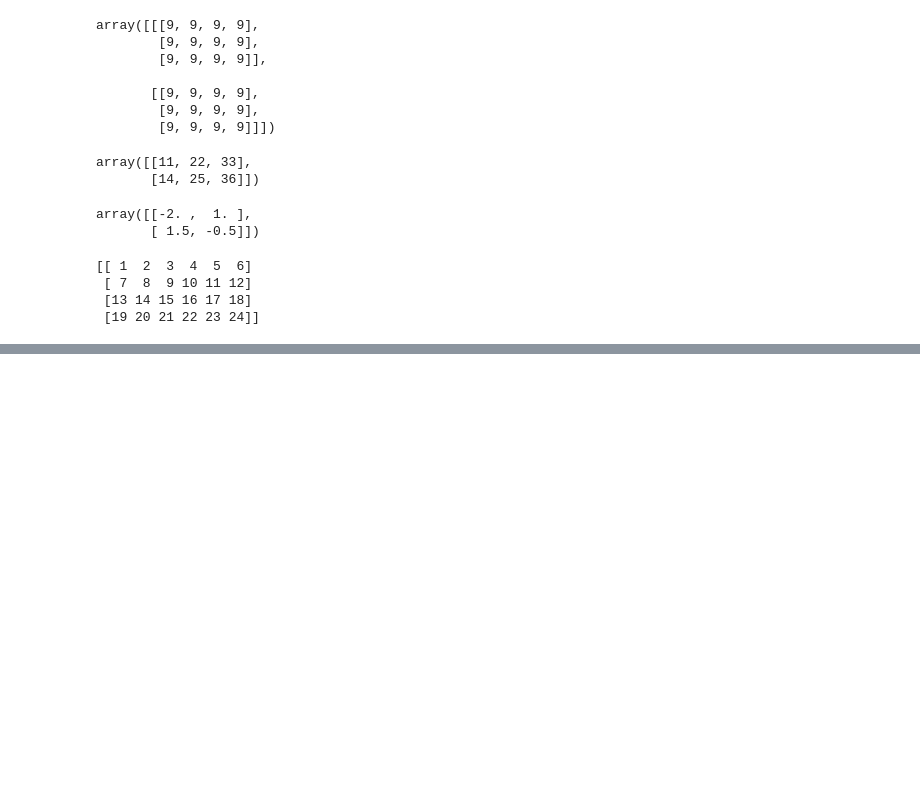
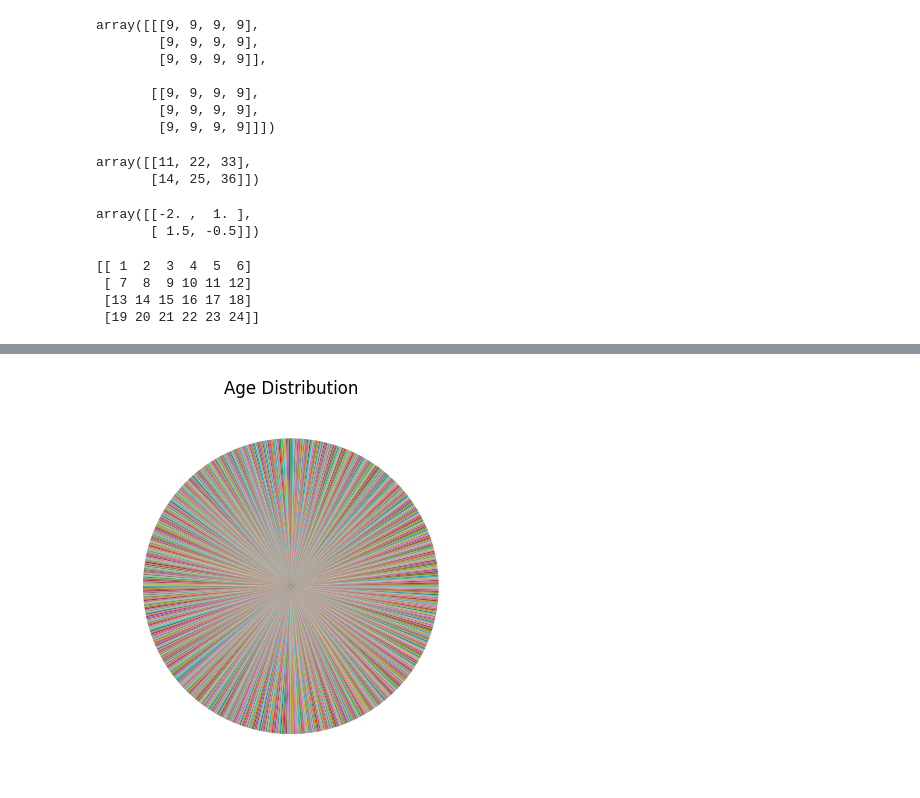
Before and after one commit to priya8014/numpy, a Jupyter notebook: numpy.ipynb, the cells around one changed output, grey strips where cells are left out. Drawn from its saved outputs; the diff is of its cells as text; code cells hidden in the pictures; blank space fills up the shorter version.

```diff
--- a/numpy.ipynb
+++ b/numpy.ipynb
@@ -321,0 +383,6 @@ print(saved)
+# %%
+plt.pie(df['Age'])
+plt.title('Age Distribution')
+plt.show()
+# %% [output]
+[figure, added]
```
Also changed, not shown: parts of 29 cells of this notebook, 30 other files.
